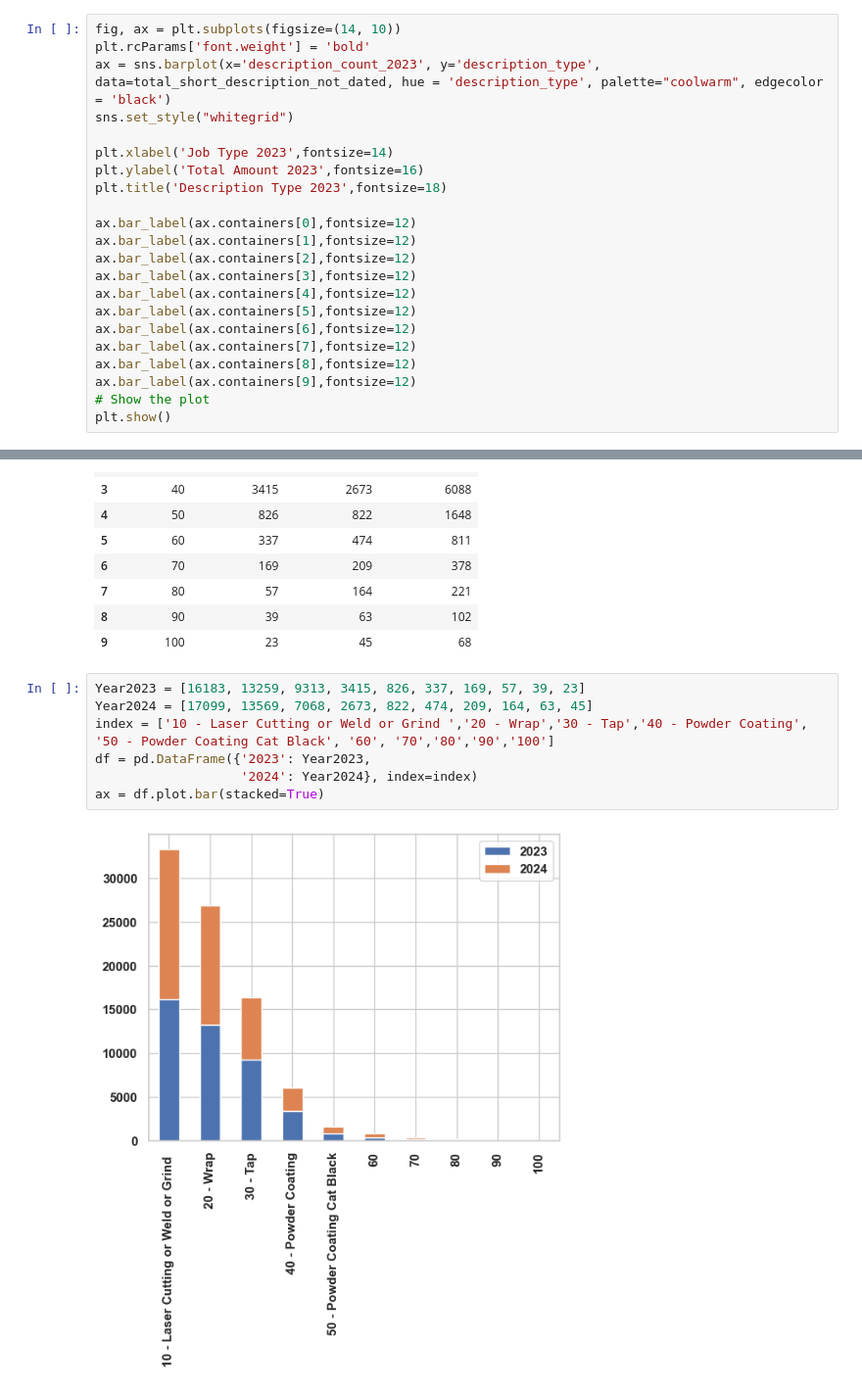
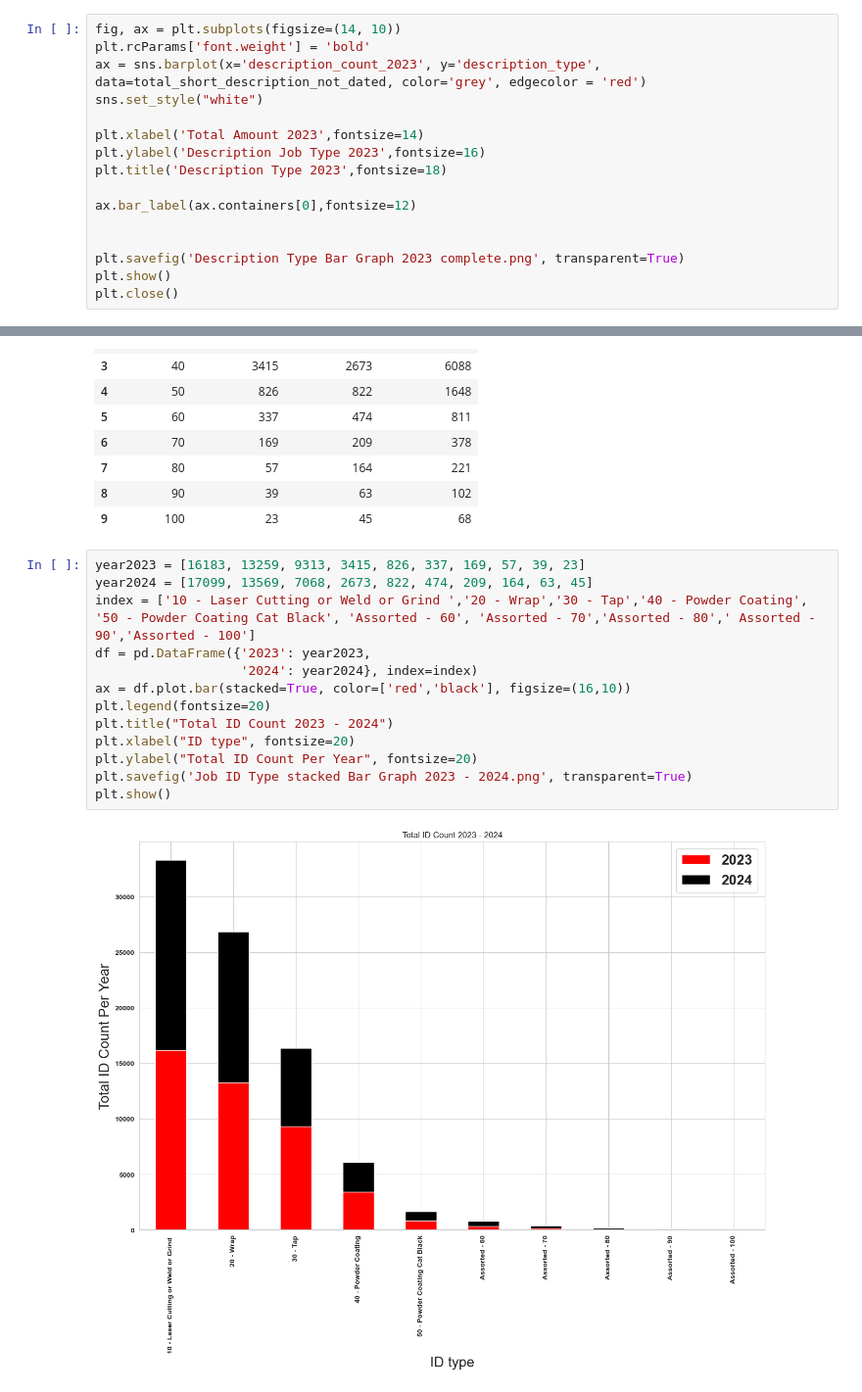
Before and after one commit to NSS-Full-Time-Data-Analytics-14/metal-fabrication-snickers, a Jupyter notebook: Notebook/Actual Metal Project.ipynb, the cells around one changed output, grey strips where cells are left out. Shown: that part at 98% size. Saved outputs shown, nothing was run; the diff lists cells and outputs as text.

```diff
--- a/Notebook/Actual Metal Project.ipynb
+++ b/Notebook/Actual Metal Project.ipynb
@@ -661,23 +661,17 @@ import seaborn as sns
 # %%
 fig, ax = plt.subplots(figsize=(14, 10))
 plt.rcParams['font.weight'] = 'bold'
-ax = sns.barplot(x='description_count_2023', y='description_type', data=total_short_description_not_dated, hue = 'description_type', palette="coolwarm", edgecolor = 'black')
-sns.set_style("whitegrid")
+ax = sns.barplot(x='description_count_2023', y='description_type', data=total_short_description_not_dated, color='grey', edgecolor = 'red')
+sns.set_style("white")
 
-plt.xlabel('Job Type 2023',fontsize=14)
-plt.ylabel('Total Amount 2023',fontsize=16)
+plt.xlabel('Total Amount 2023',fontsize=14)
+plt.ylabel('Description Job Type 2023',fontsize=16)
 plt.title('Description Type 2023',fontsize=18)
 
 ax.bar_label(ax.containers[0],fontsize=12)
-ax.bar_label(ax.containers[1],fontsize=12)
-ax.bar_label(ax.containers[2],fontsize=12)
-ax.bar_label(ax.containers[3],fontsize=12)
-ax.bar_label(ax.containers[4],fontsize=12)
-ax.bar_label(ax.containers[5],fontsize=12)
-ax.bar_label(ax.containers[6],fontsize=12)
-ax.bar_label(ax.containers[7],fontsize=12)
-ax.bar_label(ax.containers[8],fontsize=12)
-ax.bar_label(ax.containers[9],fontsize=12)
-# Show the plot
+
+
+plt.savefig('Description Type Bar Graph 2023 complete.png', transparent=True)
 plt.show()
+plt.close()
 # %% [output]
@@ -816,11 +800,17 @@ total_id_graph
 | 8 | 90 | 39 | 63 | 102 |
 | 9 | 100 | 23 | 45 | 68 |
 # %%
-Year2023 = [16183, 13259, 9313, 3415, 826, 337, 169, 57, 39, 23]
-Year2024 = [17099, 13569, 7068, 2673, 822, 474, 209, 164, 63, 45]
-index = ['10 - Laser Cutting or Weld or Grind ','20 - Wrap','30 - Tap','40 - Powder Coating', '50 - Powder Coating Cat Black', '60', '70','80','90','100']
-df = pd.DataFrame({'2023': Year2023,
-                   '2024': Year2024}, index=index)
-ax = df.plot.bar(stacked=True)
+year2023 = [16183, 13259, 9313, 3415, 826, 337, 169, 57, 39, 23]
+year2024 = [17099, 13569, 7068, 2673, 822, 474, 209, 164, 63, 45]
+index = ['10 - Laser Cutting or Weld or Grind ','20 - Wrap','30 - Tap','40 - Powder Coating', '50 - Powder Coating Cat Black', 'Assorted - 60', 'Assorted - 70','Assorted - 80',' Assorted - 90','Assorted - 100']
+df = pd.DataFrame({'2023': year2023,
+                   '2024': year2024}, index=index)
+ax = df.plot.bar(stacked=True, color=['red','black'], figsize=(16,10))
+plt.legend(fontsize=20)
+plt.title("Total ID Count 2023 - 2024")
+plt.xlabel("ID type", fontsize=20)
+plt.ylabel("Total ID Count Per Year", fontsize=20)
+plt.savefig('Job ID Type stacked Bar Graph 2023 - 2024.png', transparent=True)
+plt.show()
 # %% [output]
-[figure, old version]
+[figure, new version]
```
Also changed, not shown: parts of 9 cells of this notebook, 11 other files.
